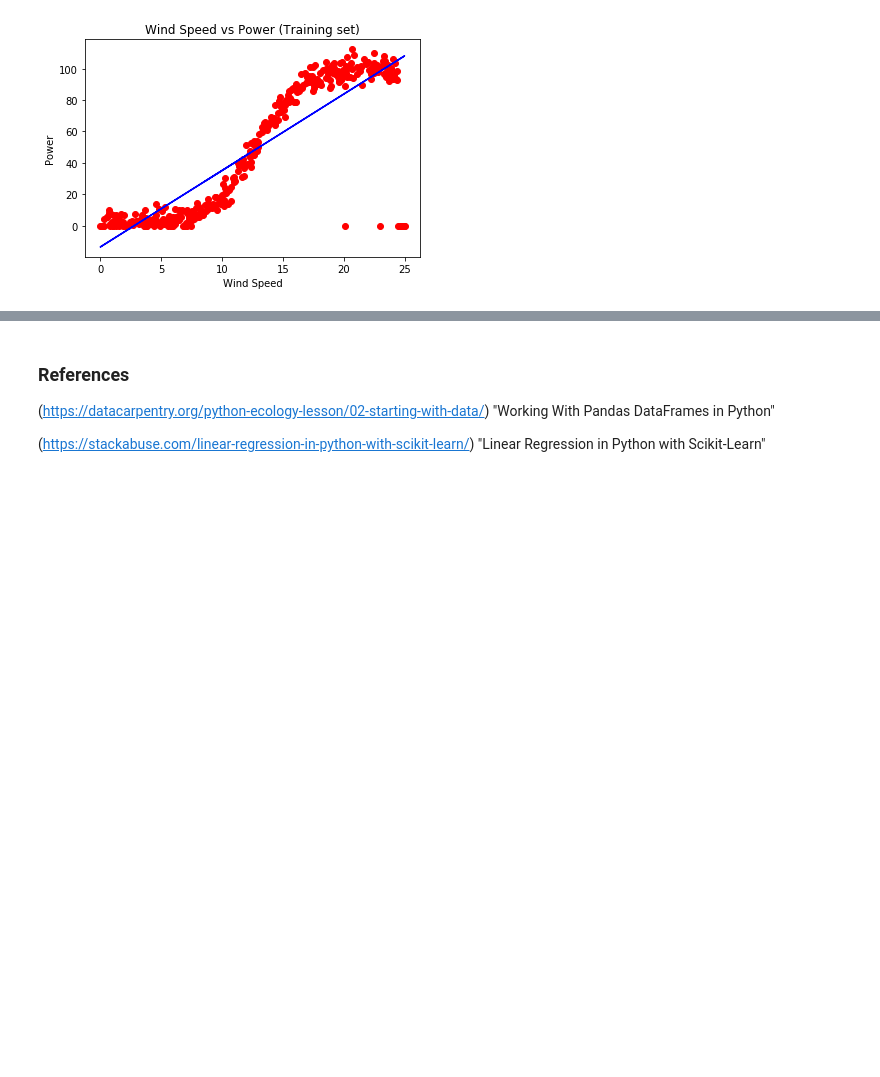
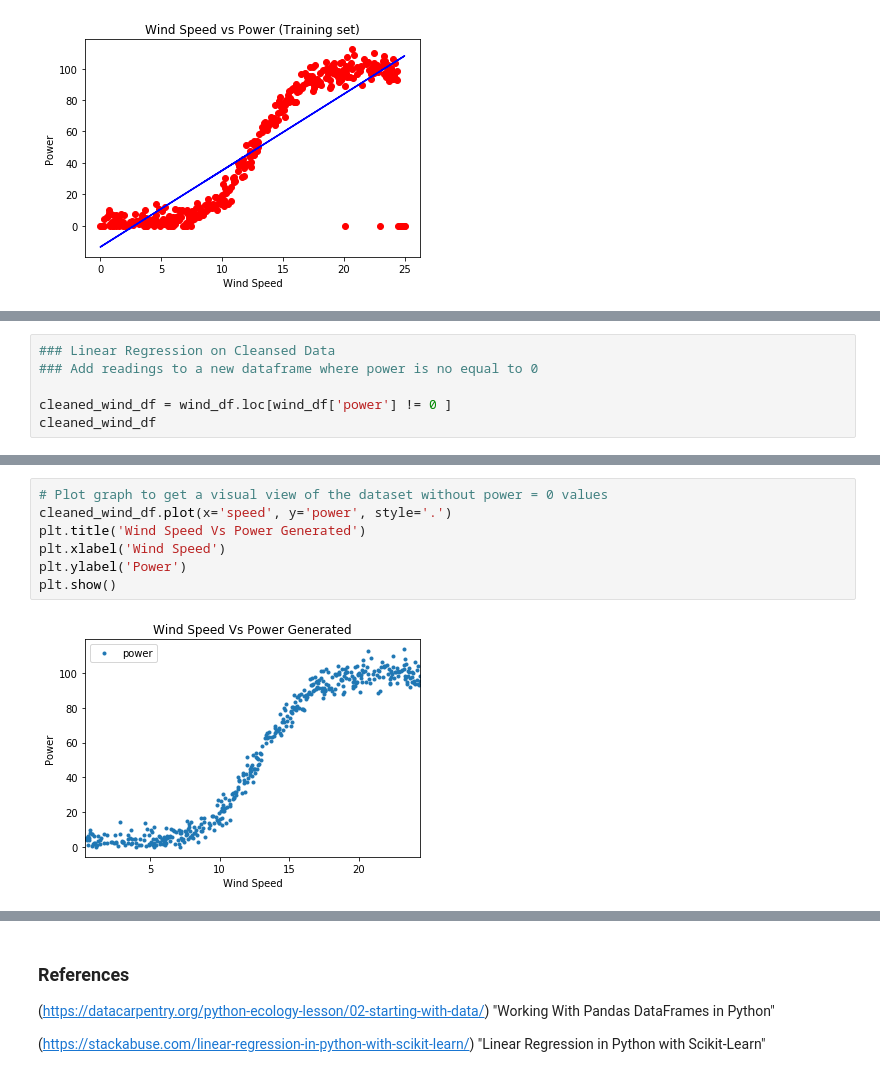
Before and after one commit to moranneil/MACHINE_LEARNING_AND_STATISTICS_PROJECT_2020, a Jupyter notebook: MACHINE LEARNING AND STATISTICS PROJECT 2021.ipynb, the cells around one changed output, grey strips where cells are left out. Saved outputs shown, nothing was run; the diff lists cells and outputs as text; blank space fills up the shorter version.

```diff
--- a/MACHINE LEARNING AND STATISTICS PROJECT 2021.ipynb
+++ b/MACHINE LEARNING AND STATISTICS PROJECT 2021.ipynb
@@ -156,0 +174,6 @@ plt.show()
+# %%
+### Linear Regression on Cleansed Data
+### Add readings to a new dataframe where power is no equal to 0
+
+cleaned_wind_df = wind_df.loc[wind_df['power'] != 0 ]
+cleaned_wind_df
@@ -156,0 +224,9 @@ plt.show()
+# %%
+# Plot graph to get a visual view of the dataset without power = 0 values
+cleaned_wind_df.plot(x='speed', y='power', style='.')
+plt.title('Wind Speed Vs Power Generated')
+plt.xlabel('Wind Speed')
+plt.ylabel('Power')
+plt.show()
+# %% [output]
+[figure, added]
```
Also changed, not shown: parts of 33 cells of this notebook.
